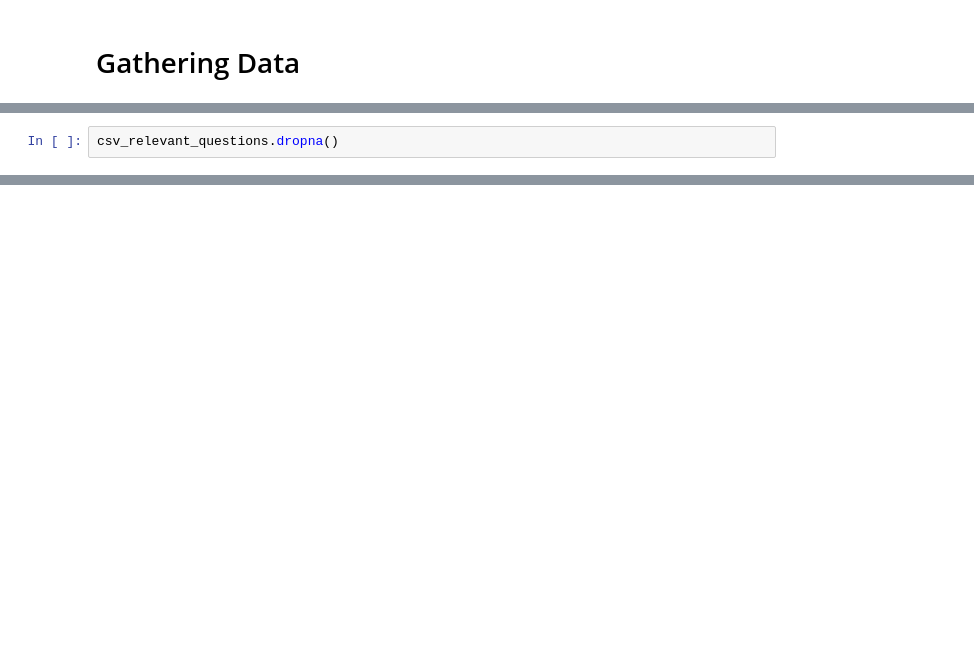
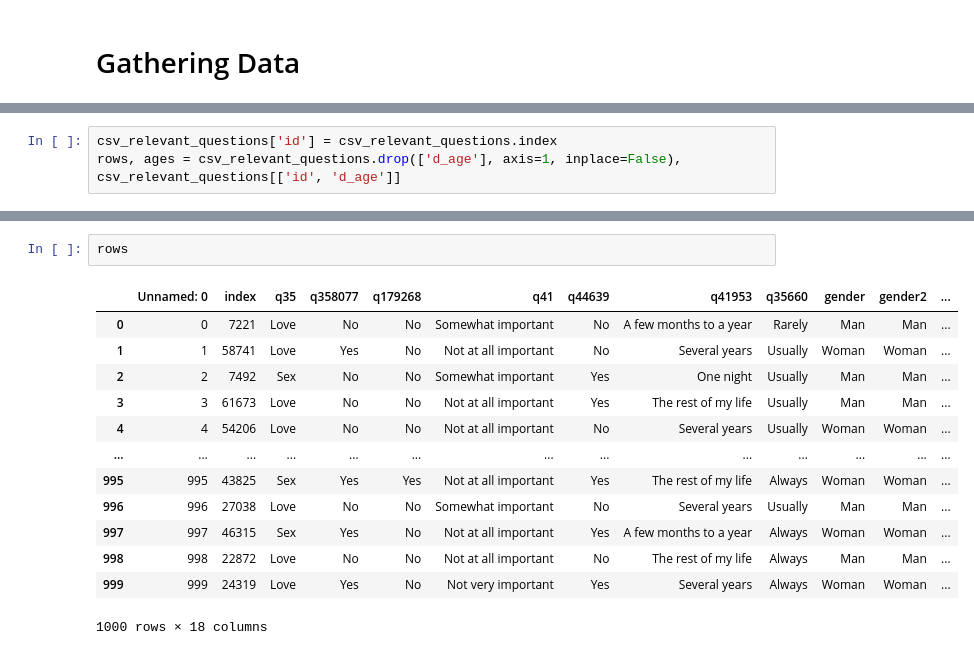
Before and after one commit to shpingus/OkCupidAnalysis, a Jupyter notebook: llm_guesser/running_llm_guesser.ipynb, the cells around one changed output, grey strips where cells are left out. Drawn from its saved outputs; the diff is of its cells as text; blank space fills up the shorter version.

```diff
--- a/llm_guesser/running_llm_guesser.ipynb
+++ b/llm_guesser/running_llm_guesser.ipynb
@@ -15,2 +21,3 @@ Initialized gemini-2.5-flash model successfully
 # %%
-csv_relevant_questions.dropna()
+csv_relevant_questions['id'] = csv_relevant_questions.index
+rows, ages = csv_relevant_questions.drop(['d_age'], axis=1, inplace=False), csv_relevant_questions[['id', 'd_age']]
@@ -30,0 +447,16 @@ csv_relevant_questions.dropna()
+# %%
+rows
+# %% [output]
+|  | Unnamed: 0 | index | q35 | q358077 | q179268 | q41 | q44639 | q41953 | q35660 | gender | gender2 | ... |
+| 0 | 0 | 7221 | Love | No | No | Somewhat important | No | A few months to a year | Rarely | Man | Man | ... |
+| 1 | 1 | 58741 | Love | Yes | No | Not at all important | No | Several years | Usually | Woman | Woman | ... |
+| 2 | 2 | 7492 | Sex | No | No | Somewhat important | Yes | One night | Usually | Man | Man | ... |
+| 3 | 3 | 61673 | Love | No | No | Not at all important | Yes | The rest of my life | Usually | Man | Man | ... |
+| 4 | 4 | 54206 | Love | No | No | Not at all important | No | Several years | Usually | Woman | Woman | ... |
+| ... | ... | ... | ... | ... | ... | ... | ... | ... | ... | ... | ... | ... |
+| 995 | 995 | 43825 | Sex | Yes | Yes | Not at all important | Yes | The rest of my life | Always | Woman | Woman | ... |
+| 996 | 996 | 27038 | Love | No | No | Somewhat important | No | Several years | Usually | Man | Man | ... |
+| 997 | 997 | 46315 | Sex | Yes | No | Not at all important | Yes | A few months to a year | Always | Woman | Woman | ... |
+| 998 | 998 | 22872 | Love | No | No | Not at all important | No | The rest of my life | Always | Man | Man | ... |
+| 999 | 999 | 24319 | Love | Yes | No | Not very important | Yes | Several years | Always | Woman | Woman | ... |
+1000 rows × 18 columns
```
Also changed, not shown: parts of 23 cells of this notebook, 4 other files.
